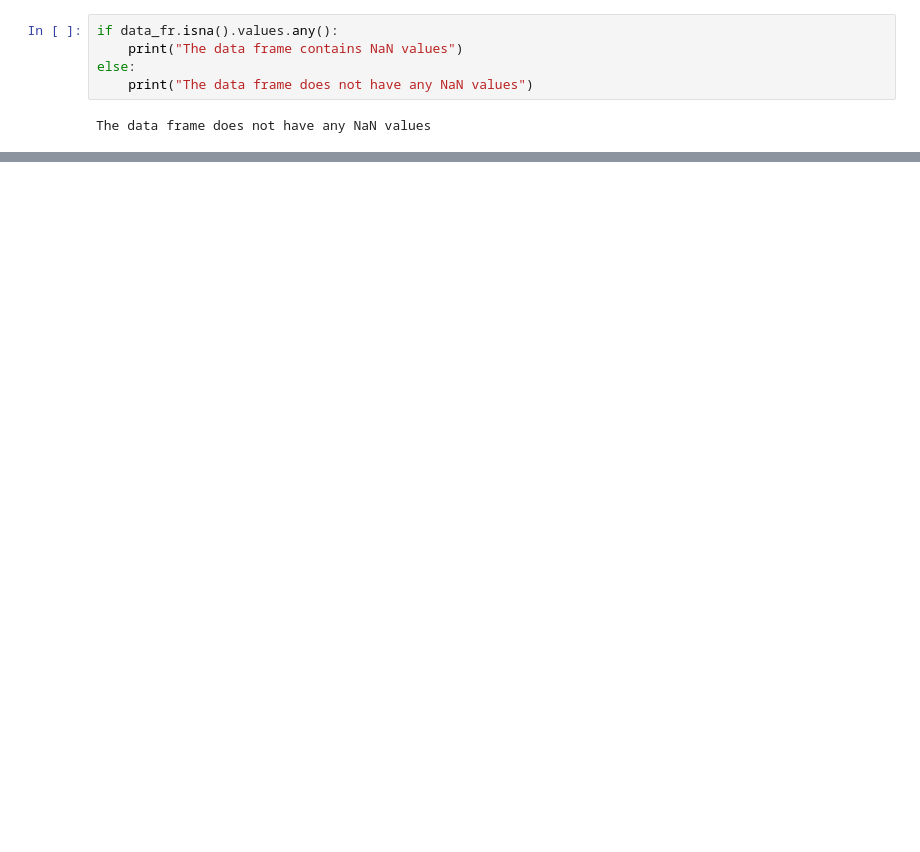
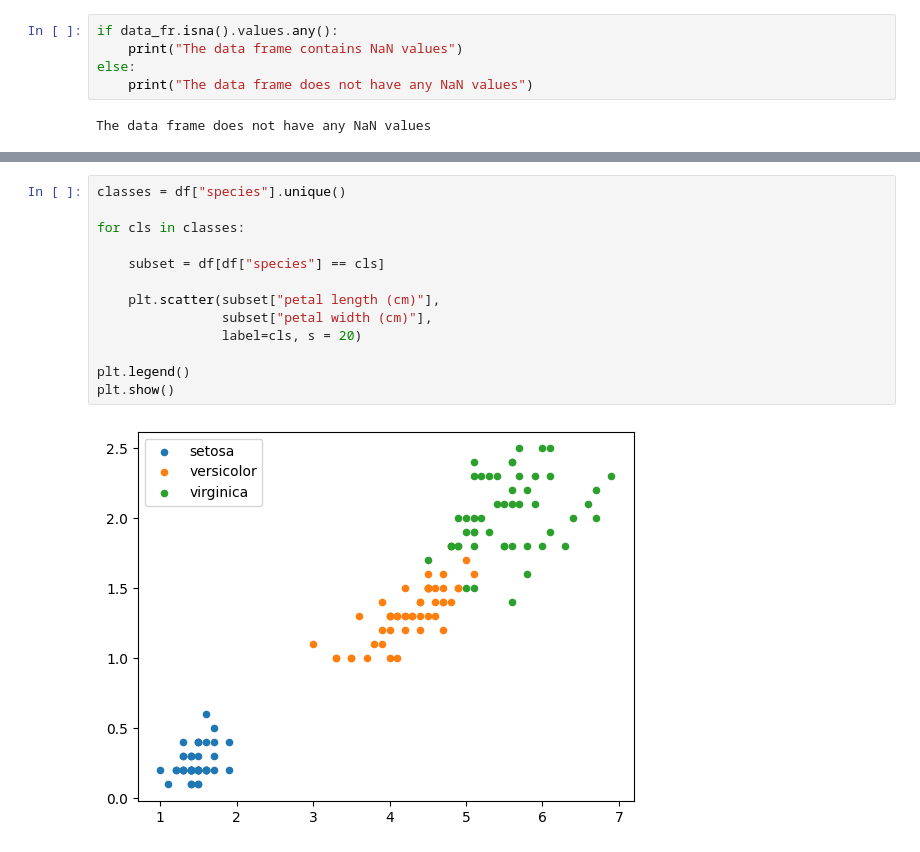
Before and after one commit to Nikita4gj/ml-course-homeworks, a Jupyter notebook: hw01_setup_tools/hw01_setup_tools.ipynb, the cells around one changed output, grey strips where cells are left out. Saved outputs shown, nothing was run; the diff lists cells and outputs as text; blank space fills up the shorter version.

```diff
--- a/hw01_setup_tools/hw01_setup_tools.ipynb
+++ b/hw01_setup_tools/hw01_setup_tools.ipynb
@@ -222,0 +315,15 @@ target    0.365632  0.636667  0.668931  0.012236  0.177312  1.000000
+# %%
+classes = df["species"].unique()
+
+for cls in classes:
+
+    subset = df[df["species"] == cls]
+
+    plt.scatter(subset["petal length (cm)"],
+                subset["petal width (cm)"],
+                label=cls, s = 20)
+
+plt.legend()
+plt.show()
+# %% [output]
+[figure, added]
```
Also changed, not shown: parts of 25 cells of this notebook, 8 other files.
